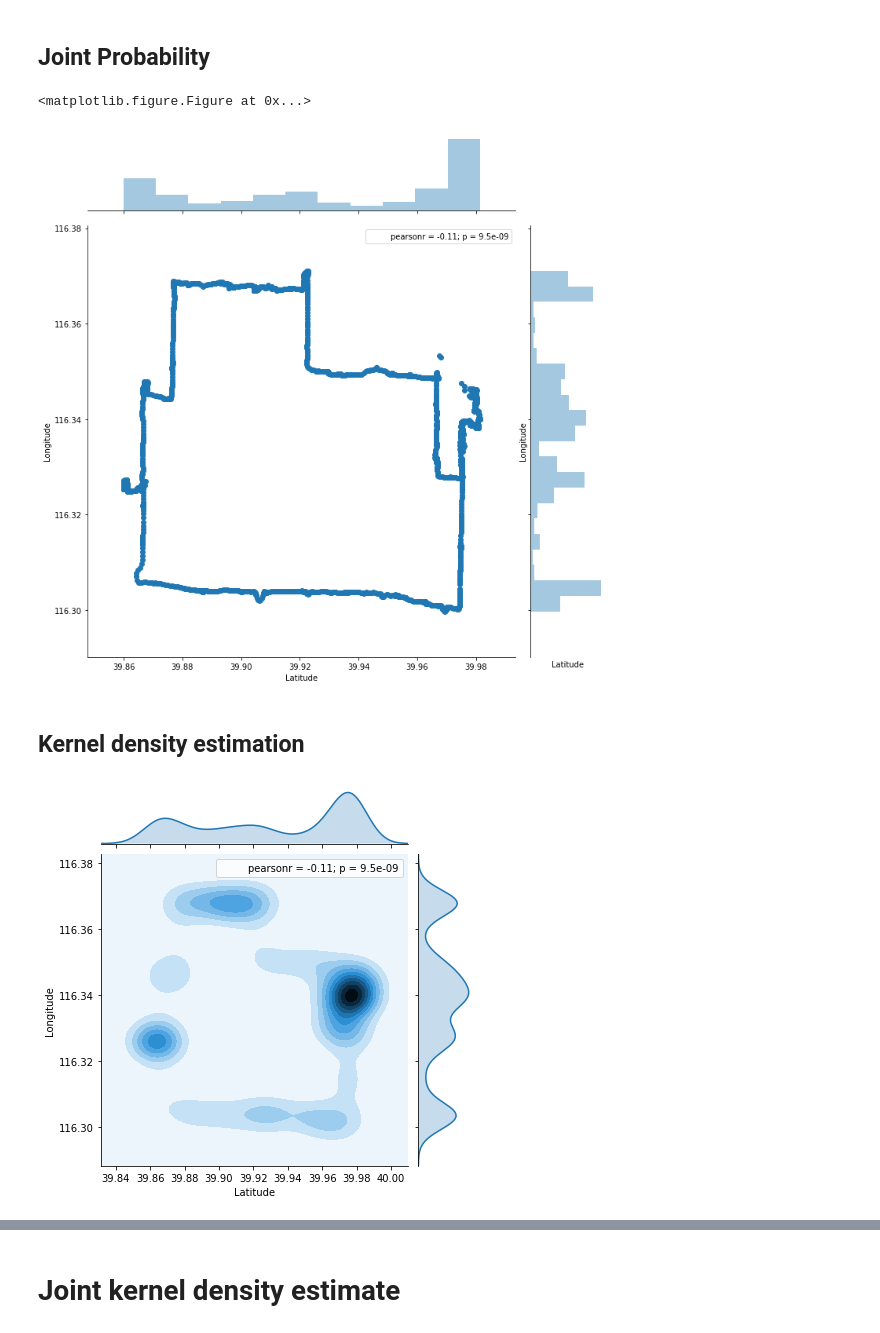
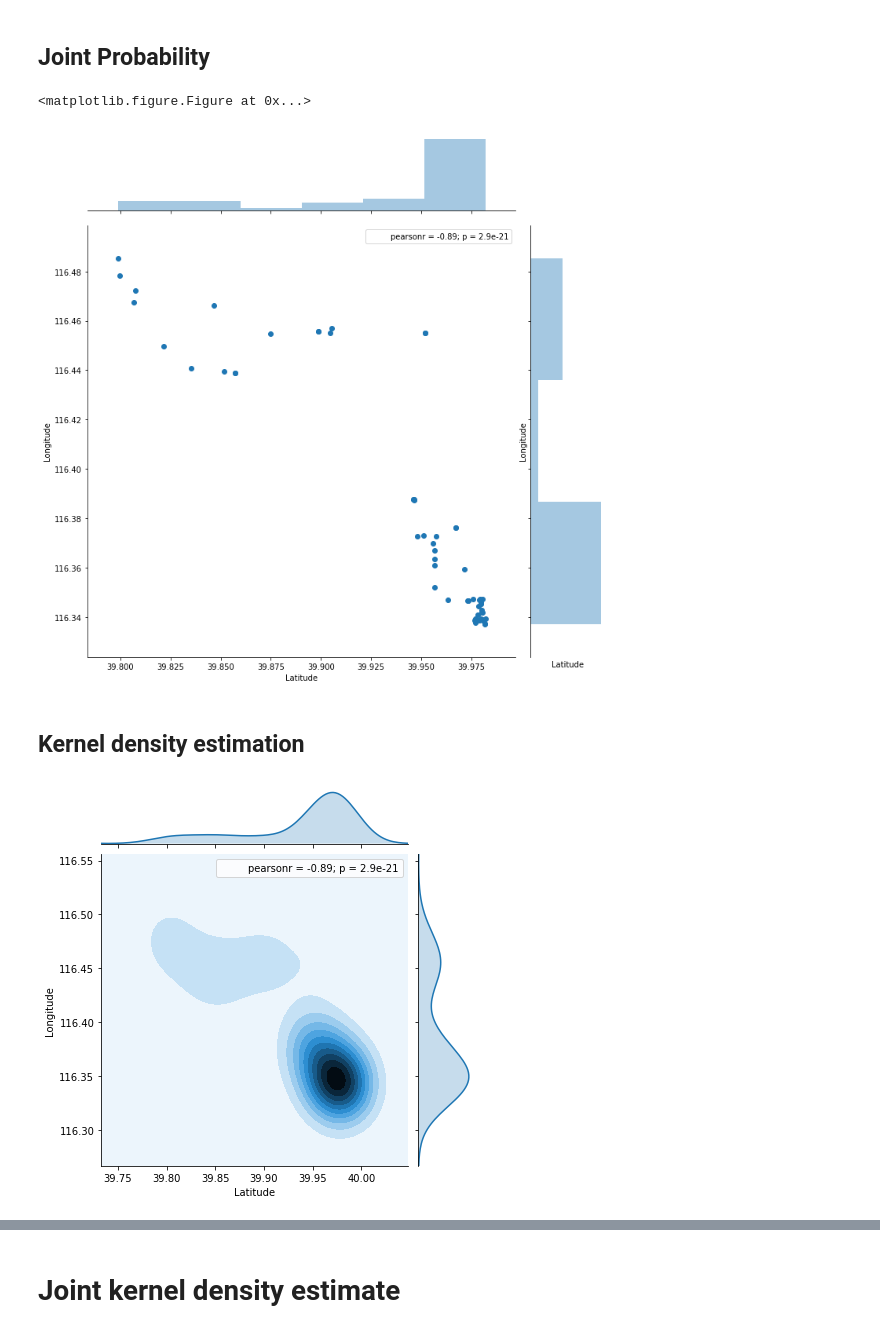
Before and after one commit to fafasonga/Thesis, a Jupyter notebook: mapping.ipynb, the cells around one changed output, grey strips where cells are left out. Cells and saved outputs as stored; diff of their text form; code cells hidden in the pictures.

```diff
--- a/mapping.ipynb
+++ b/mapping.ipynb
@@ -207,0 +247,14 @@ m
+# %%
+ds = pd.read_csv('./INPUT_FOLDER/user2.csv', sep=';')
+m = folium.Map(location=[40, 116.334], zoom_start=12)
+
+map_osm = MarkerCluster().add_to(m)
+
+for i in range(len(ds.Latitude)):
+    folium.Marker(
+        location = [ds.Latitude[i], ds.Longitude[i]],
+        popup = 'Date:{}<br>Time:{}'.format(ds.Date[i], ds.Time[i])
+    ).add_to(map_osm)
+
+m.save('./Map_trajectory/mapping_user2.html')
+m
@@ -209,8 +264,8 @@ m
 ## Joint Probability
 # %%
 plt.figure(figsize=(15,18))
-x = dg.Latitude
-y = dg.Longitude
+x = ds.Latitude
+y = ds.Longitude
 z = sns.jointplot(x,y,size=10) #Draw a bivariate plot of x and y
 plt.ylabel('Longitude')
 plt.xlabel('Latitude')
@@ -218,13 +273,13 @@ z.savefig('./Map_points/joint_p21.png')
 plt.show()
 # %% [output]
 <matplotlib.figure.Figure at 0x...>
-[figure, old version]
+[figure, new version]
 # %% [markdown]
 ## Kernel density estimation
 # %%
-a = sns.jointplot(x, y, data=dg, kind="kde");  #kde - Kernel Density Estimation
+a = sns.jointplot(x, y, data=ds, kind="kde");  #kde - Kernel Density Estimation
 a.savefig('./Map_points/joint2.png')
 # %% [output]
-[figure, old version]
+[figure, new version]
 # %%
 f, ax = plt.subplots(figsize=(10, 10))
```
Also changed, not shown: parts of 27 cells of this notebook, 20 other files.
